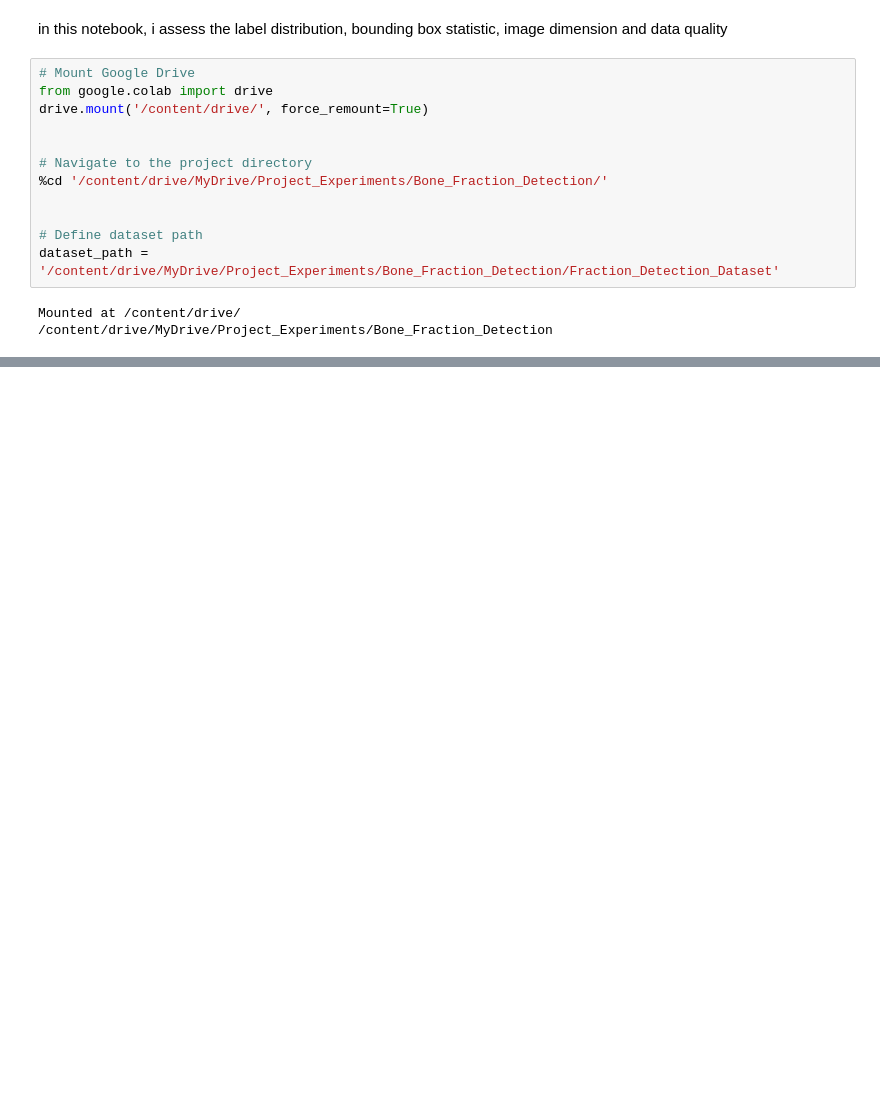
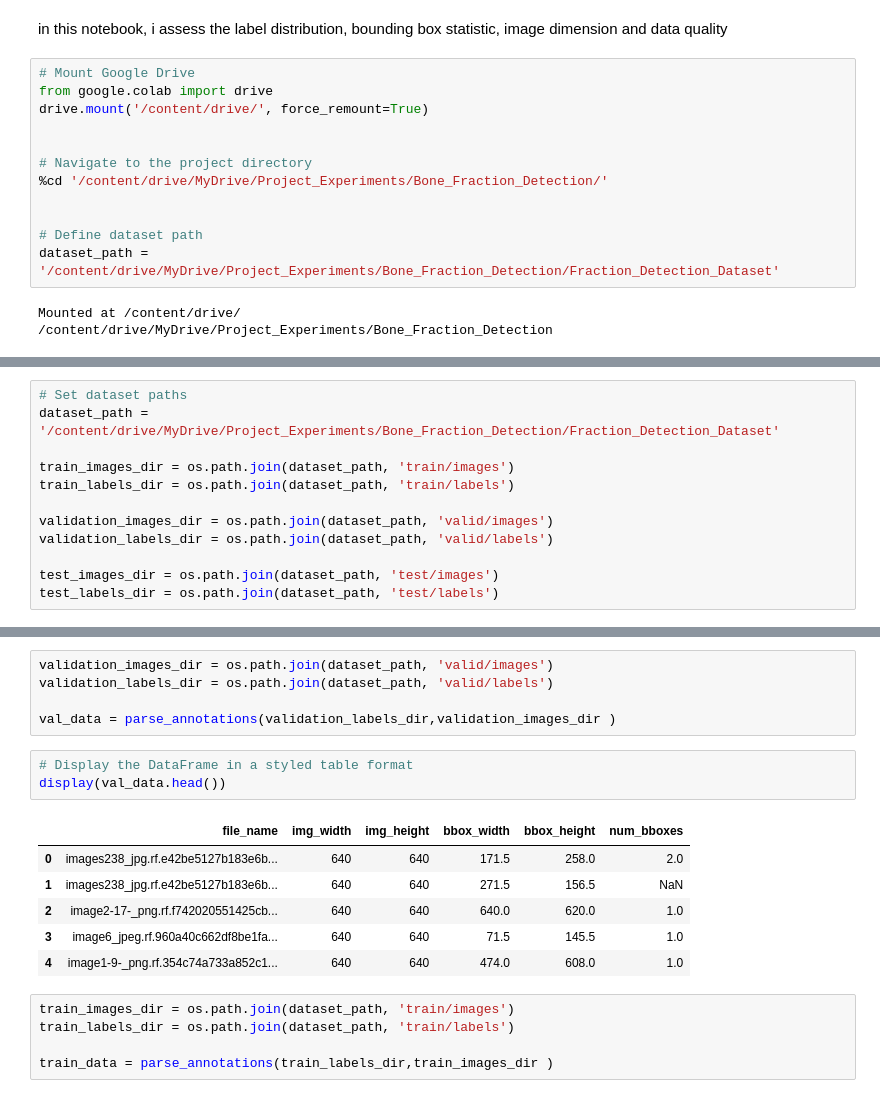
Before and after one commit to 87tana/YOLO11n-Bone-Fracture-Detection-Model, a Jupyter notebook: EDA_Detection.ipynb, the cells around one changed output, grey strips where cells are left out. Drawn from its saved outputs; the diff is of its cells as text; blank space fills up the shorter version.

```diff
--- a/EDA_Detection.ipynb
+++ b/EDA_Detection.ipynb
@@ -32,3 +38,15 @@ import matplotlib.pyplot as plt
 
 from ultralytics import YOLO
+# %%
+# Set dataset paths
+dataset_path = '/content/drive/MyDrive/Project_Experiments/Bone_Fraction_Detection/Fraction_Detection_Dataset'
+
+train_images_dir = os.path.join(dataset_path, 'train/images')
+train_labels_dir = os.path.join(dataset_path, 'train/labels')
+
+validation_images_dir = os.path.join(dataset_path, 'valid/images')
+validation_labels_dir = os.path.join(dataset_path, 'valid/labels')
+
+test_images_dir = os.path.join(dataset_path, 'test/images')
+test_labels_dir = os.path.join(dataset_path, 'test/labels')
 # %%
@@ -195,0 +173,20 @@ Train Dataset:
+# %%
+validation_images_dir = os.path.join(dataset_path, 'valid/images')
+validation_labels_dir = os.path.join(dataset_path, 'valid/labels')
+
+val_data = parse_annotations(validation_labels_dir,validation_images_dir )
+# %%
+# Display the DataFrame in a styled table format
+display(val_data.head())
+# %% [output]
+|  | file_name | img_width | img_height | bbox_width | bbox_height | num_bboxes |
+| 0 | images238_jpg.rf.e42be5127b183e6b... | 640 | 640 | 171.5 | 258.0 | 2.0 |
+| 1 | images238_jpg.rf.e42be5127b183e6b... | 640 | 640 | 271.5 | 156.5 | NaN |
+| 2 | image2-17-_png.rf.f742020551425cb... | 640 | 640 | 640.0 | 620.0 | 1.0 |
+| 3 | image6_jpeg.rf.960a40c662df8be1fa... | 640 | 640 | 71.5 | 145.5 | 1.0 |
+| 4 | image1-9-_png.rf.354c74a733a852c1... | 640 | 640 | 474.0 | 608.0 | 1.0 |
+# %%
+train_images_dir = os.path.join(dataset_path, 'train/images')
+train_labels_dir = os.path.join(dataset_path, 'train/labels')
+
+train_data = parse_annotations(train_labels_dir,train_images_dir )
```
Also changed, not shown: parts of 25 cells of this notebook.
